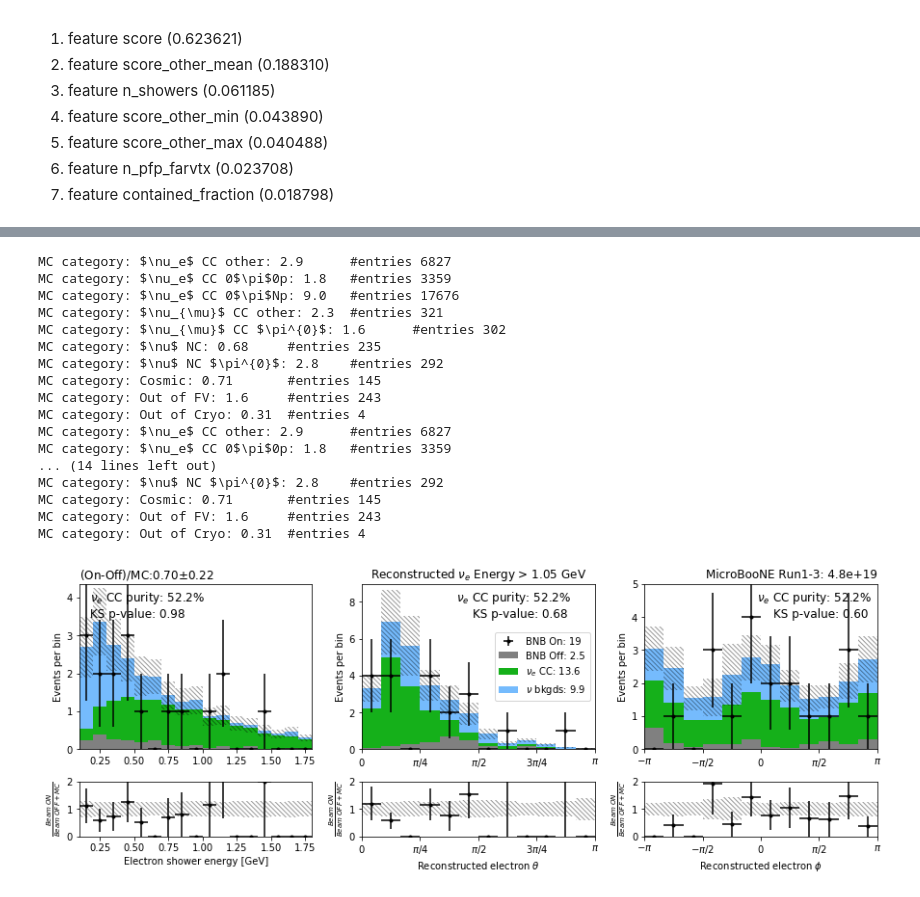
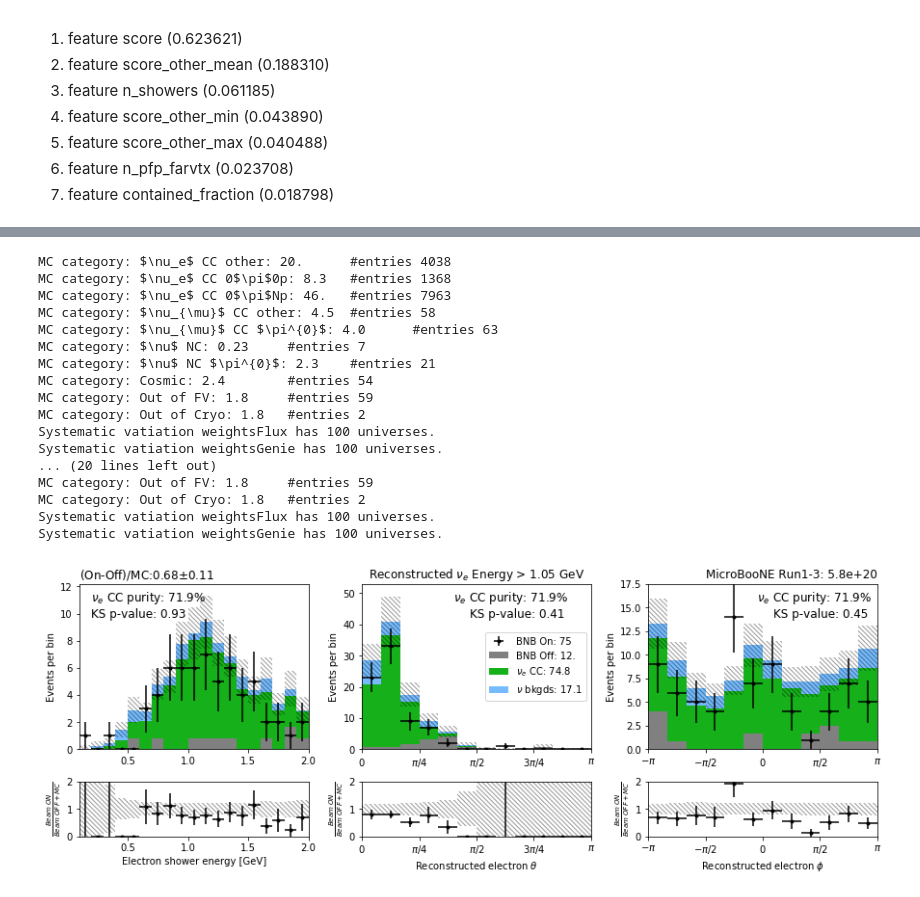
Before and after one commit to Wouter-VDP/nuecc_python, a Jupyter notebook: NuePlots_datamc.ipynb, the cells around one changed output, grey strips where cells are left out. Drawn from its saved outputs; the diff is of its cells as text; code cells hidden in the pictures.

```diff
--- a/NuePlots_datamc.ipynb
+++ b/NuePlots_datamc.ipynb
@@ -32,13 +32,17 @@ samples = list(data.keys())
 # %% [output]
 [interactive output not drawn]
 # %%
-sideband = False
+sideband = True
 if sideband:
     beam_on = "sideband"
-    sideband_query = "(contained_fraction>0.9 & reco_e>1.05 & preselect)"
+    sideband_query = (
+        "(contained_fraction>0.9 & reco_e>1.05 & preselect & n_showers_contained>0)"
+    )
+    del data["on"]
 else:
     beam_on = "on"
     sideband_query = None
+    del data["sideband"]
 # %% [output]
 [interactive output not drawn]
 # %%
@@ -99,6 +103,12 @@ print(list(data["nu"]["daughters"].keys()))
 [interactive output not drawn]
 # %%
 plotter = plot_class.Plotter(
-    data, signal="nue", genie_version="mcc9.1", sideband_query=sideband_query
+    data,
+    signal="nue",
+    genie_version="mcc9.1",
+    sideband_query=sideband_query,
+    load_syst=["weightsFlux", "weightsGenie"],
 )
+del data
+gc.collect()
 # %% [output]
@@ -1433,13 +1488,13 @@ ratio, purity, ks_p, _ = plotter.plot_panel_data_mc(
     ax.T[0],
     "shr_energy_y_v/1000",
     "Electron shower energy [GeV]",
-    N_bins=17,
+    N_bins=19,
     x_min=0.1,
-    x_max=1.8,
+    x_max=2.0,
     query="(select & e_candidate)",
     legend=False,
     title_str="",
-    syst_fractions=before_e,
+    #syst_fractions=before_e,
     kind="syst",
     show_data=True,
     show_lee=False,
@@ -1466,7 +1521,7 @@ ratio, purity, ks_p, bin_dict = plotter.plot_panel_data_mc(
     legend=False,
     title_str="",
     kind="syst",
-    syst_fractions=before_theta,
+    #syst_fractions=before_theta,
     show_data=True,
     show_lee=False,
     y_max_scaler=1.3,
@@ -1496,50 +1551,50 @@ ratio, purity, ks_p, _ = plotter.plot_panel_data_mc(
     x_max=np.pi,
     query="(select & e_candidate)",
     legend=False,
     title_str=title_str,
     kind="syst",
-    syst_fractions=before_phi,
+    #syst_fractions=before_phi,
     show_data=True,
     show_lee=False,
     y_max_scaler=1.25,
 )
 ax[0][2].text(
     ax[0][2].get_xlim()[1] * 0.95,
     ax[0][2].get_ylim()[1] * 0.8,
     r"$\nu_e$"
     + " CC purity: {0:<3.1f}%\nKS p-value: {1:<5.2f}".format(purity * 100, ks_p),
     horizontalalignment="right",
     fontsize=12,
 )
 ax[1][2].set_xticks(helper.phi_ticks)
 ax[1][2].set_xticklabels(helper.phi_labs)
 ax[0][2].set_xticks(helper.phi_ticks)
 ax[0][2].set_xticklabels(helper.phi_labs)
 ax[0][2].set_title("", loc="left")
 
 
 _ = [x.set_ylim(0.0, 2) for x in ax[1]]
 
 fig.savefig(
     output_dir + "thesis_electron_kinematics_after.pdf", bbox_inches="tight",
 )
 # %% [output]
-MC category: $\nu_e$ CC other: 2.9      #entries 6827
-MC category: $\nu_e$ CC 0$\pi$0p: 1.8   #entries 3359
-MC category: $\nu_e$ CC 0$\pi$Np: 9.0   #entries 17676
-MC category: $\nu_{\mu}$ CC other: 2.3  #entries 321
-MC category: $\nu_{\mu}$ CC $\pi^{0}$: 1.6      #entries 302
-MC category: $\nu$ NC: 0.68     #entries 235
-MC category: $\nu$ NC $\pi^{0}$: 2.8    #entries 292
-MC category: Cosmic: 0.71       #entries 145
-MC category: Out of FV: 1.6     #entries 243
-MC category: Out of Cryo: 0.31  #entries 4
-MC category: $\nu_e$ CC other: 2.9      #entries 6827
-MC category: $\nu_e$ CC 0$\pi$0p: 1.8   #entries 3359
-... (14 lines left out)
-MC category: $\nu$ NC $\pi^{0}$: 2.8    #entries 292
-MC category: Cosmic: 0.71       #entries 145
-MC category: Out of FV: 1.6     #entries 243
-MC category: Out of Cryo: 0.31  #entries 4
+MC category: $\nu_e$ CC other: 20.      #entries 4038
+MC category: $\nu_e$ CC 0$\pi$0p: 8.3   #entries 1368
+MC category: $\nu_e$ CC 0$\pi$Np: 46.   #entries 7963
+MC category: $\nu_{\mu}$ CC other: 4.5  #entries 58
+MC category: $\nu_{\mu}$ CC $\pi^{0}$: 4.0      #entries 63
+MC category: $\nu$ NC: 0.23     #entries 7
+MC category: $\nu$ NC $\pi^{0}$: 2.3    #entries 21
+MC category: Cosmic: 2.4        #entries 54
+MC category: Out of FV: 1.8     #entries 59
+MC category: Out of Cryo: 1.8   #entries 2
+Systematic vatiation weightsFlux has 100 universes.
+Systematic vatiation weightsGenie has 100 universes.
+... (20 lines left out)
+MC category: Out of FV: 1.8     #entries 59
+MC category: Out of Cryo: 1.8   #entries 2
+Systematic vatiation weightsFlux has 100 universes.
+Systematic vatiation weightsGenie has 100 universes.
-[figure, old version]
+[figure, new version]
 [interactive output not drawn]
```
Also changed, not shown: parts of 10 cells of this notebook, 39 other files.
